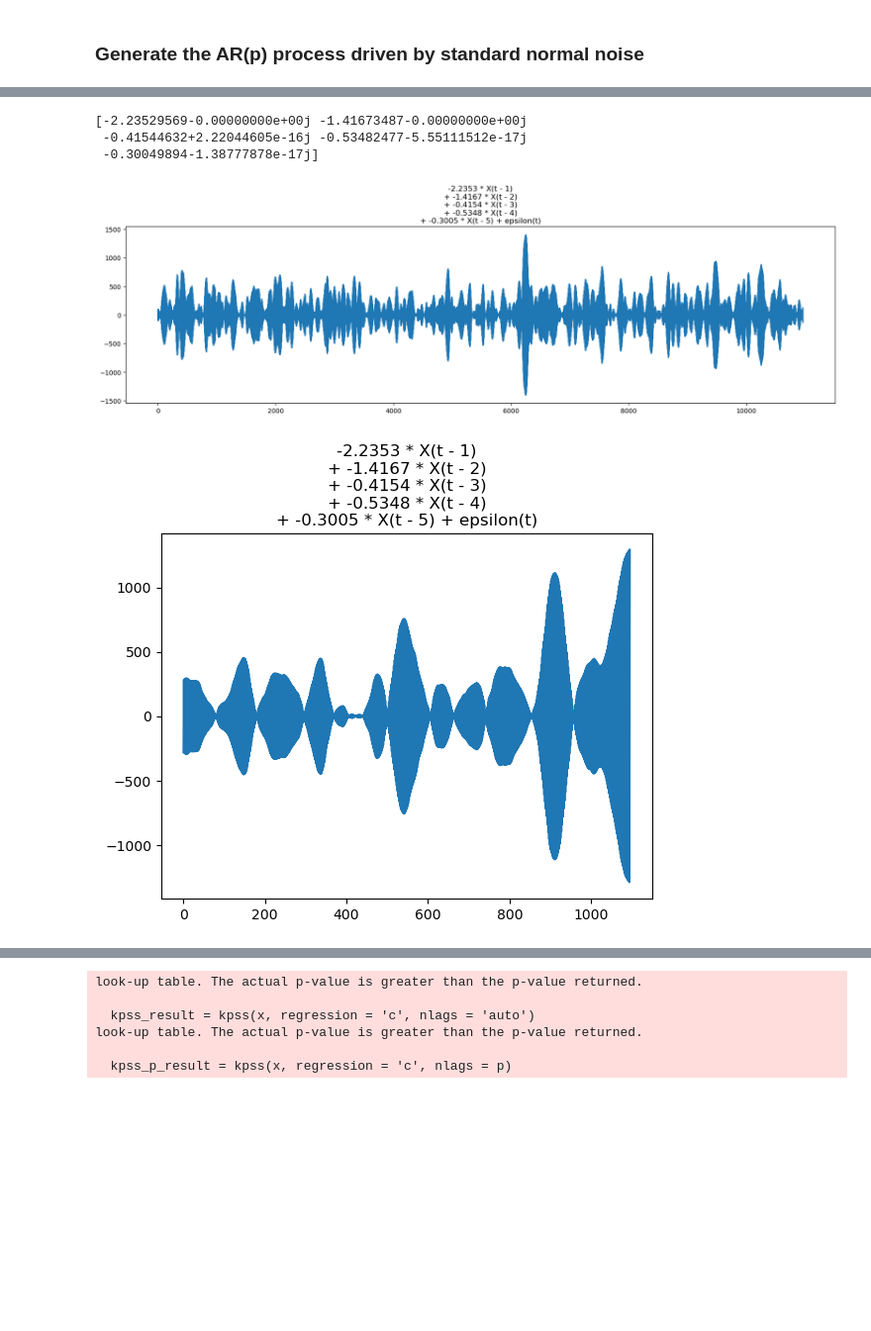
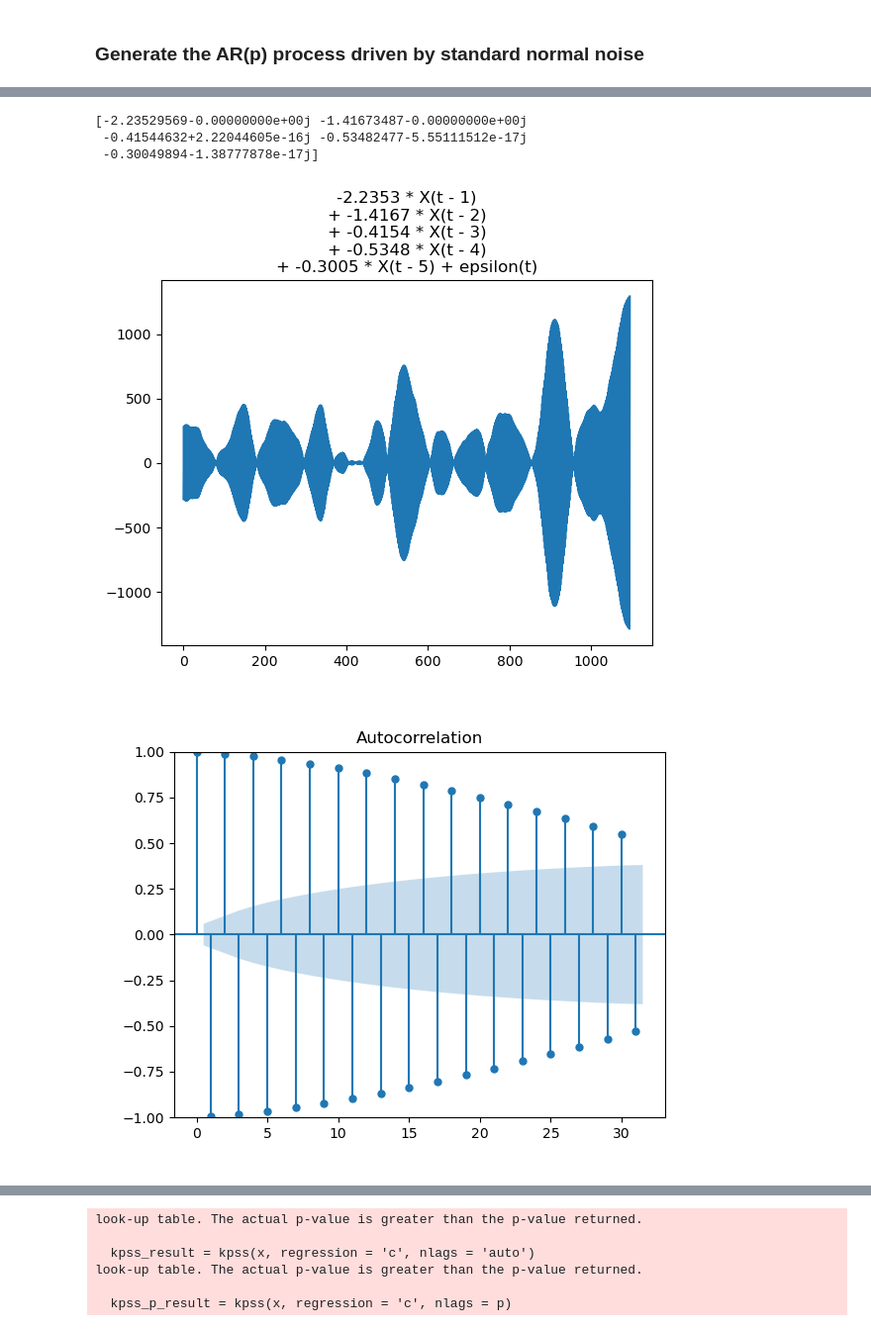
Before and after one commit to reebme/time-imputation-benchmark, a Jupyter notebook: Notebooks/01_Prepare_Data.ipynb, the cells around one changed output, grey strips where cells are left out. Shown at 99% size. Cells and saved outputs as stored; diff of their text form; code cells hidden in the pictures; blank space fills up the shorter version.

Commit message:
Add analysis of contribution of the roots to the ACF.

```diff
--- a/Notebooks/01_Prepare_Data.ipynb
+++ b/Notebooks/01_Prepare_Data.ipynb
@@ -356,17 +362,20 @@ str_p = synth_ts.columns[-1]
 x = synth_ts[str_p].values
 x_long, noise_long = generate_ar_process(ar_coef.real, N * 10)
 
-f_name = "".join(["../Data/Synthetic/series_long_", roots_hash, ".png"])
-plt.figure(figsize = (20,5))
-plt.plot(x_long)
-ar_coef_rnd = np.round(ar_coef.real, 4)
-series_title = "\n+ ".join(["".join([str(ar_coef_rnd[i]), " * X(t - ", str(i + 1), ")"]) for i in range(len(ar_coef_rnd))]) + " + epsilon(t)"
-plt.title(series_title)
-plt.savefig(f_name, bbox_inches='tight')
-plt.show()
+#f_name = "".join(["../Data/Synthetic/series_long_", roots_hash, ".png"])
+#plt.figure(figsize = (20,5))
+#plt.plot(x_long)
+#ar_coef_rnd = np.round(ar_coef.real, 4)
+#series_title = "\n+ ".join(["".join([str(ar_coef_rnd[i]), " * X(t - ", str(i + 1), ")"]) for i in range(len(ar_coef_rnd))]) + " + epsilon(t)"
+#plt.title(series_title)
+#plt.savefig(f_name, bbox_inches='tight')
+#plt.show()
 
 series_f_name = "".join(["../Data/Synthetic/series_", roots_hash, ".png"])
 display(Image(filename=series_f_name))
+
+acf_f_name = "".join(["../Data/Synthetic/acf_", roots_hash, ".png"])
+display(Image(filename = acf_f_name))
 
 p = int(str_p)
 # Calculate ADF + KPSS
@@ -377,35 +386,35 @@ print(f"p-value: {adf_result[1]:.4f}")
 print("Critical Values:")
 for key, value in adf_result[4].items():
     print(f"  {key}: {value:.4f}")
 print(f"used lags: {adf_result[2]:d}\n")
 
 kpss_result = kpss(x, regression = 'c', nlags = 'auto')
 print("\nKPSS Test:")
 print(f"Test Statistic: {kpss_result[0]:.4f}")
 print(f"p-value: {kpss_result[1]:.4f}")
 print("Critical Values:")
 for key, value in kpss_result[3].items():
     print(f"  {key}: {value:.4f}")
 print(f"used lags: {kpss_result[2]:d}\n")
 
 kpss_p_result = kpss(x, regression = 'c', nlags = p)
 print("\nKPSS Test with p provided:")
 print(f"Test Statistic: {kpss_p_result[0]:.4f}")
 print(f"p-value: {kpss_p_result[1]:.4f}")
 print("Critical Values:")
 for key, value in kpss_p_result[3].items():
     print(f"  {key}: {value:.4f}")
 print(f"used lags: {kpss_p_result[2]:d}\n")
 # %% [output]
 5c0f2b1d4bc5dc7ca6c1cc628d13305c
 [-0.98446973-0.02606179j -0.98446973+0.02606179j -0.82077774+0.j
   0.27721076-0.54831264j  0.27721076+0.54831264j]
 [figure]
 [-2.23529569-0.00000000e+00j -1.41673487-0.00000000e+00j
  -0.41544632+2.22044605e-16j -0.53482477-5.55111512e-17j
  -0.30049894-1.38777878e-17j]
-[figure, old version]
+[figure, new version]
-[figure, old version]
+[figure, new version]
 Augmented Dickey-Fuller Test:
 Test Statistic: -25.1022
 p-value: 0.0000
```
Also changed, not shown: parts of 11 cells of this notebook.
